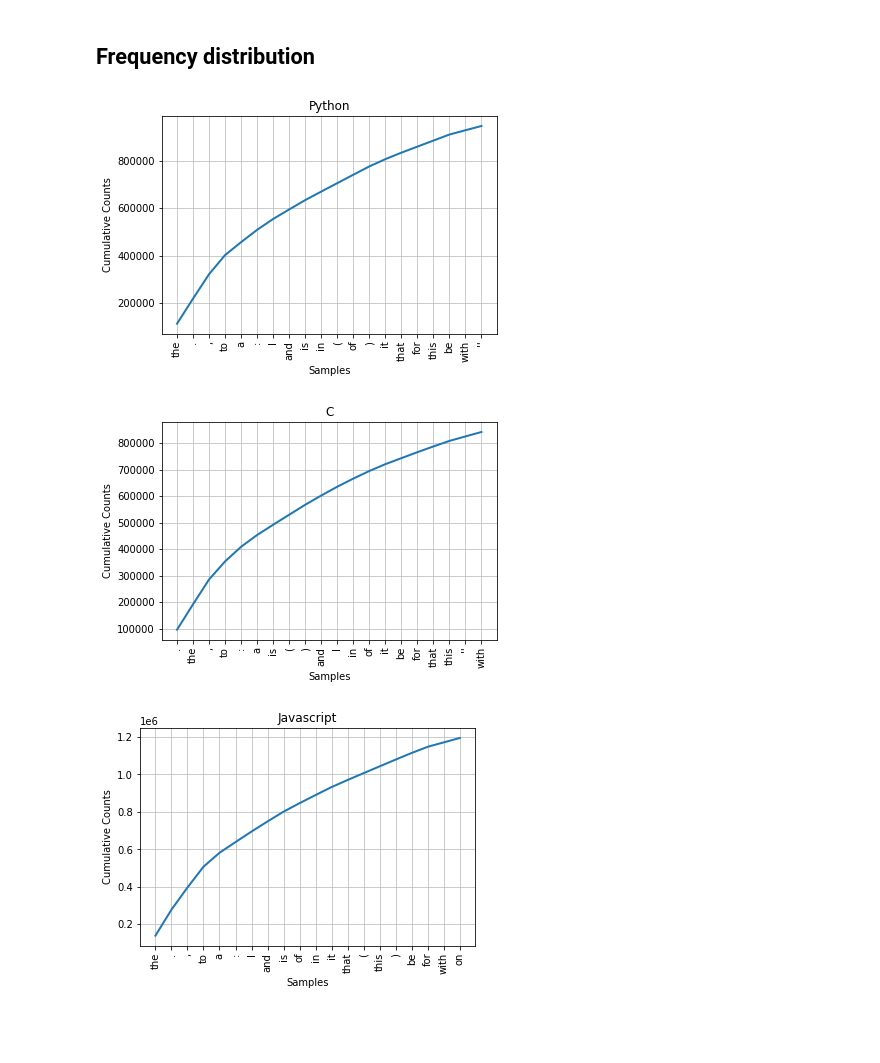
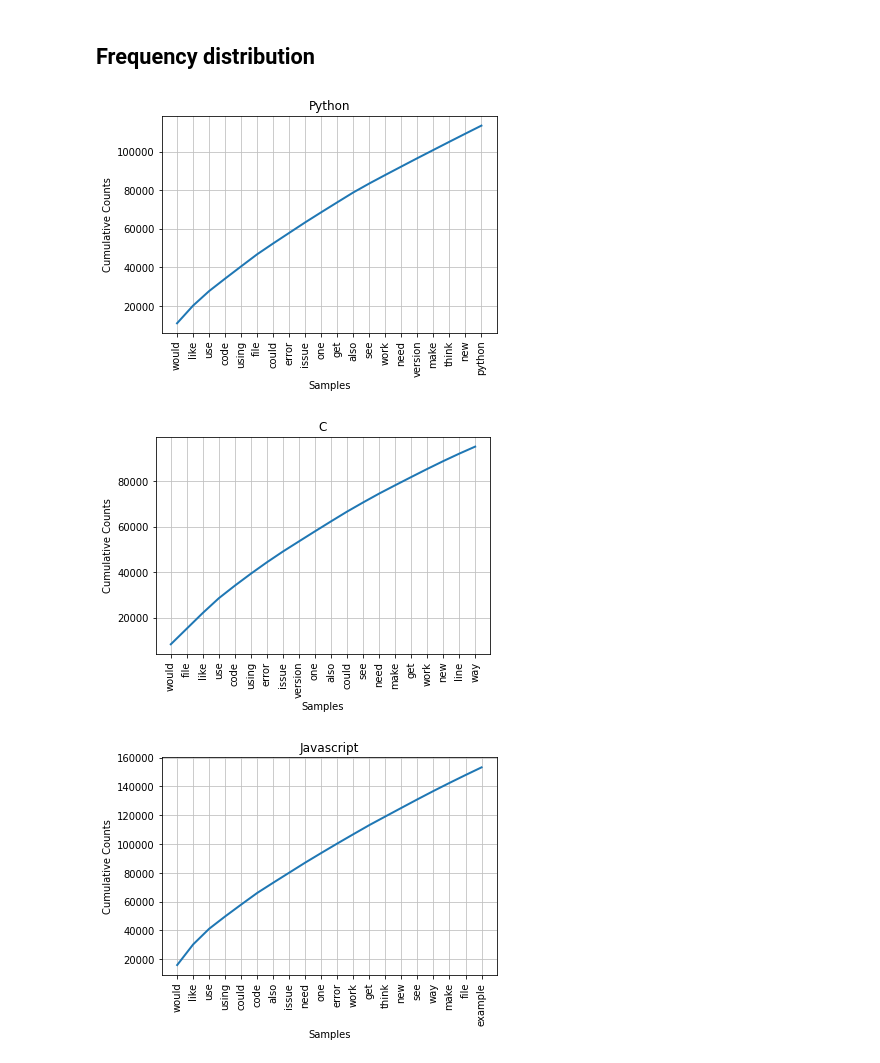
Before and after one commit to shilangyu/NLP-language-complexity, a Jupyter notebook: analysis/basic_data_analysis.ipynb, the cells around one changed output. Drawn from its saved outputs; the diff is of its cells as text; code cells hidden in the pictures; blank space fills up the shorter version.

Commit message:
Normalize words

```diff
--- a/analysis/basic_data_analysis.ipynb
+++ b/analysis/basic_data_analysis.ipynb
@@ -51,3 +51,21 @@ df.head()
 | 2 | llSourcell | Python | @solaris33 game doesn't show up i... | [@, solaris33, game, does, n't, s... |
 | 3 | llSourcell | Python | yay <bountysource-plugin> Want to... | [yay, <, bountysource-plugin, >, ... |
 | 4 | CoreyMSchafer | Python | Link: Hi There, Your documentatio... | [Link, :, Hi, There, ,, Your, doc... |
+# %%
+from nltk.corpus import stopwords
+import nltk
+
+nltk.download('wordnet')
+sw = set(stopwords.words('english'))
+
+def normalize_words(words: list[str]) -> list[str]:
+    tokens = (
+                # Make all words lowercase
+                word.lower()
+                for word in words
+                # Remove punctuations
+                if word.isalpha())
+    # Remove stopwords
+    tokens = [word for word in tokens if not word in sw]
+
+    return tokens
@@ -53,0 +76,3 @@ df.head()
+# %%
+df['normalized_text'] = df['tokenized_text'].apply(normalize_words)
+df.head()
@@ -123,10 +156,10 @@ plt.show()
 # %%
-def words_over_10(words):
+def words_over_10(words: list[str]) -> int:
     sum = 0
     for word in words:
         if len(word) >= 10:
             sum += 1
     return sum
 # %%
-df['long_words'] = df['tokenized_text'].apply(words_over_10)
+df['long_words'] = df['normalized_text'].apply(words_over_10)
 # %%
@@ -145,11 +179,11 @@ def get_freq_dist(tokenized_text_series: pd.Series) -> FreqDist:
     return FreqDist(w for text in tokenized_text_series.values for w in text)
 # %%
 freq_dists = [(lang, get_freq_dist(df[df['language'] == lang]
-               ['tokenized_text'])) for lang in LANGUAGES]
+               ['normalized_text'])) for lang in LANGUAGES]
 
 for (lang, dist) in freq_dists:
     dist.plot(20, cumulative=True, title=lang)
 # %% [output]
-[figure, old version]
+[figure, new version]
-[figure, old version]
+[figure, new version]
-[figure, old version]
+[figure, new version]
```
Also changed, not shown: parts of 10 cells of this notebook.
